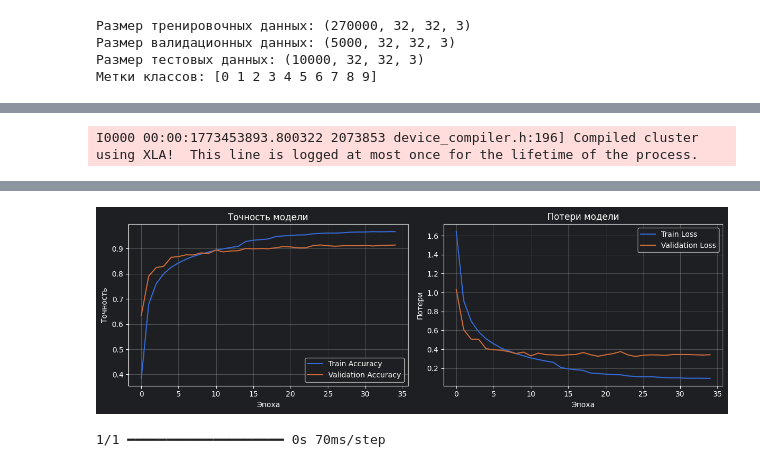
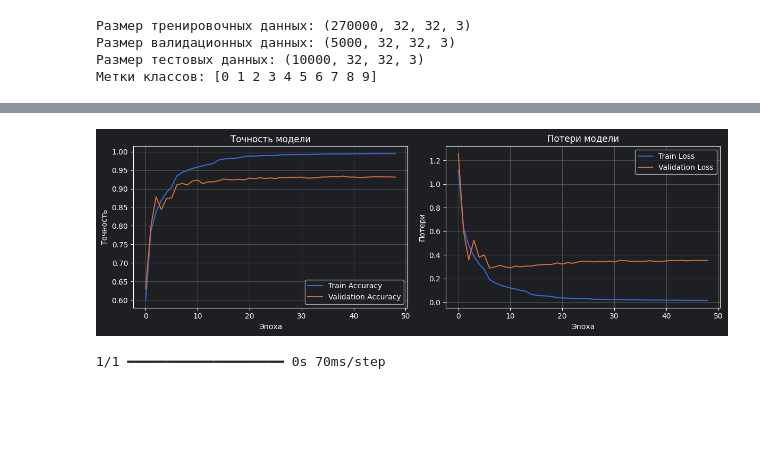
Before and after one commit to zabbius/ML_Course_PT, a Jupyter notebook: Hometasks/PT_DL_HT_tensorflow.ipynb, the cells around one changed output, grey strips where cells are left out. Cells and saved outputs as stored; diff of their text form; code cells hidden in the pictures; blank space fills up the shorter version.

```diff
--- a/Hometasks/PT_DL_HT_tensorflow.ipynb
+++ b/Hometasks/PT_DL_HT_tensorflow.ipynb
@@ -114,6 +114,11 @@ import tensorflow as tf
 from keras.src.optimizers import AdamW
 from keras.src.callbacks import EarlyStopping, ReduceLROnPlateau
 from matplotlib import pyplot as plt
+
+def categorical_crossentropy_with_label_smoothing(y_true, y_pred, smoothing=0.1):
+    confidence = 1.0 - smoothing
+    y_true_smooth = y_true * confidence + smoothing / tf.cast(tf.shape(y_true)[-1], tf.float32)
+    return tf.keras.losses.categorical_crossentropy(y_true_smooth, y_pred)
 
 def train_and_evaluate_model(model, epochs=100, batch_size=256):
     gc.collect()
@@ -130,7 +135,7 @@ def train_and_evaluate_model(model, epochs=100, batch_size=256):
 
     model.compile(
         optimizer=AdamW(learning_rate=1e-3, weight_decay=1e-4),
-        loss='categorical_crossentropy',
+        loss=categorical_crossentropy_with_label_smoothing,
         metrics=['accuracy']
     )
 
@@ -184,29 +189,61 @@ def build_model():
     inputs = layers.Input(shape=input_shape)
     x = inputs
 
-    x = layers.Conv2D(64, (3, 3), padding='same', activation='relu')(x)
-    x = layers.Conv2D(64, (3, 3), padding='same', activation='relu')(x)
-    x = layers.MaxPooling2D((2, 2))(x)
+    # Начальный блок
+    x = layers.Conv2D(32, 3, padding='same')(x)
+    x = layers.BatchNormalization()(x)
+    x = layers.Activation('relu')(x)
+    x = layers.Dropout(0.1)(x)
+
+    # Блок 1: 32 -> 64
+    x = layers.Conv2D(64, 3, padding='same')(x)
+    x = layers.BatchNormalization()(x)
+    x = layers.Activation('relu')(x)
+    x = layers.Conv2D(64, 3, padding='same')(x)
+    x = layers.BatchNormalization()(x)
+    x = layers.Activation('relu')(x)
+    x = layers.MaxPooling2D(2)(x)
     x = layers.Dropout(0.2)(x)
 
-    x = layers.Conv2D(128, (3, 3), padding='same', activation='relu')(x)
-    x = layers.Conv2D(128, (3, 3), padding='same', activation='relu')(x)
-    x = layers.MaxPooling2D((2, 2))(x)
+    # Блок 2: 64 -> 128
+    x = layers.Conv2D(128, 3, padding='same')(x)
+    x = layers.BatchNormalization()(x)
+    x = layers.Activation('relu')(x)
+    x = layers.Conv2D(128, 3, padding='same')(x)
+    x = layers.BatchNormalization()(x)
+    x = layers.Activation('relu')(x)
+    x = layers.MaxPooling2D(2)(x)
     x = layers.Dropout(0.3)(x)
 
-    x = layers.Conv2D(256, (3, 3), padding='same', activation='relu')(x)
-    x = layers.Conv2D(256, (3, 3), padding='same', activation='relu')(x)
-    x = layers.MaxPooling2D((2, 2))(x)
+    # Блок 3: 128 -> 256
+    x = layers.Conv2D(256, 3, padding='same')(x)
+    x = layers.BatchNormalization()(x)
+    x = layers.Activation('relu')(x)
+    x = layers.Conv2D(256, 3, padding='same')(x)
+    x = layers.BatchNormalization()(x)
+    x = layers.Activation('relu')(x)
+    x = layers.Conv2D(256, 3, padding='same')(x)
+    x = layers.BatchNormalization()(x)
+    x = layers.Activation('relu')(x)
+    x = layers.MaxPooling2D(2)(x)
     x = layers.Dropout(0.4)(x)
 
+    # Блок 4: дополнительный с меньшим пулингом
+    x = layers.Conv2D(512, 3, padding='same')(x)
+    x = layers.BatchNormalization()(x)
+    x = layers.Activation('relu')(x)
     x = layers.GlobalAveragePooling2D()(x)
-    #x = layers.Flatten()(x)
-    x = layers.Dense(256, activation='relu')(x)
+    x = layers.Dropout(0.5)(x)
+
+    # Классификатор
+    x = layers.Dense(256)(x)
     x = layers.BatchNormalization()(x)
+    x = layers.Activation('relu')(x)
     x = layers.Dropout(0.5)(x)
-    x = layers.Dense(128, activation='relu')(x)
+    x = layers.Dense(128)(x)
     x = layers.BatchNormalization()(x)
-    x = layers.Dropout(0.2)(x)
+    x = layers.Activation('relu')(x)
+
     outputs = layers.Dense(num_classes, activation='softmax')(x)
 
     return models.Model(inputs=inputs, outputs=outputs)
@@ -221 +269,0 @@ Epoch 1/100
-I0000 00:00:1773453893.800322 2073853 device_compiler.h:196] Compiled cluster using XLA!  This line is logged at most once for the lifetime of the process.
@@ -239,4 +270,4 @@ Restoring model weights from the end of the best epoch: 25.
-[figure, old version]
+[figure, new version]
 # %%
 class_names = ['самолет', 'автомобиль', 'птица', 'кот', 'олень',
                'собака', 'лягушка', 'лошадь', 'корабль', 'грузовик']
```
Also changed, not shown: parts of 1 cell of this notebook.
